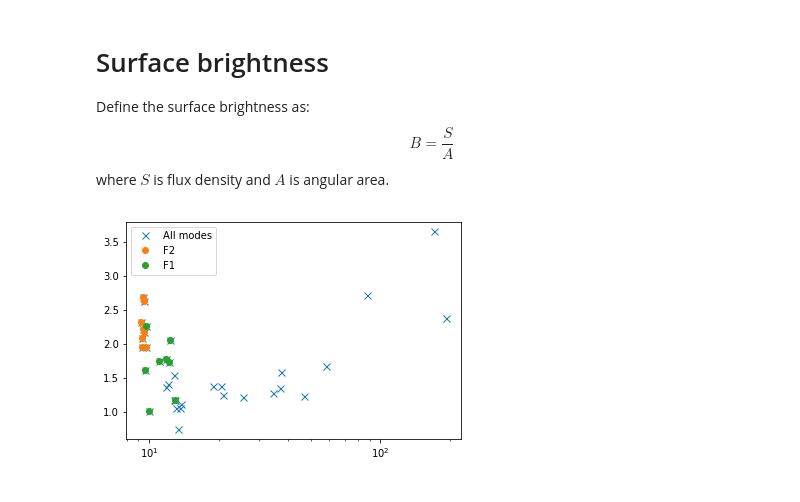
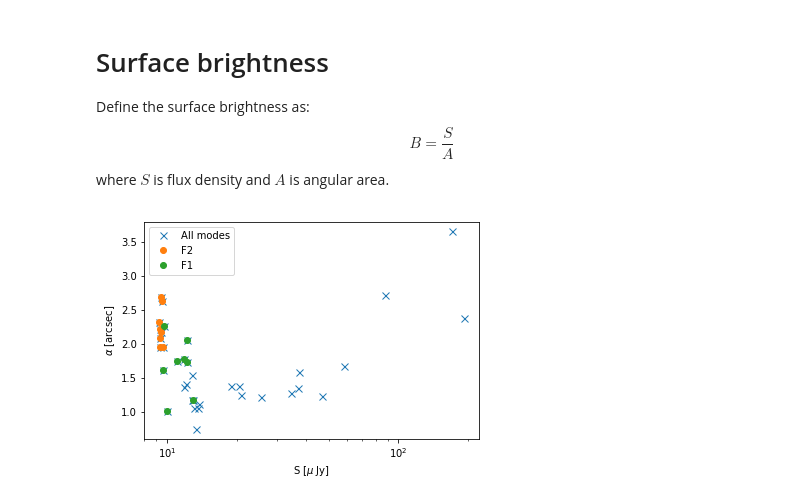
Before and after one commit to amalyali/RadioGalFit, a Jupyter notebook: GalNest/notebook/2_referee_defining_features_.ipynb, the cells around one changed output. Cells and saved outputs as stored; diff of their text form; code cells hidden in the pictures.

Commit message:
f2 mode notebook

```diff
--- a/GalNest/notebook/2_referee_defining_features_.ipynb
+++ b/GalNest/notebook/2_referee_defining_features_.ipynb
@@ -18,15 +23,23 @@ import pickle
 import pandas as pd
 import subprocess
 
-l, m, s, a, e1, e2 = 0, 1, 2, 3, 4, 5
+l, m, s, a, e1, e2 = 0, 1, 2, 3, 4, 5  # indices for accessing dataframe
 
-seed = 1
-pkl_file = '../data/f2_modes/seed%s_8000_0.8_0.1_final.pkl' % seed
+# Read in the analysed MultiNest modal output
+#    (ie. after the clustering and flux cuts)
+pkl_file = '../data/f2_modes/seed1_8000_0.8_0.1_final.pkl'
 df = pd.read_pickle(pkl_file)
+
+# Subselect the modes which will be in our final sample
 df_final = df[(df['above_cut'] > 0) & (df['max_in_cluster'] == True)]
+
+# Subselect the F1 modes
 df_f1modes = df[(df['max_in_cluster'] == False)]
+
+# Subselect the F2 modes
 df_f2modes = df[(df['above_cut'] < 1) & (df['max_in_cluster'] == True)]
 
+# Let's quickly visualise this dataframe
 df
 # %% [output]
 |  | index | local log-evidence | local log-evidence error | maximum | maximum a posterior | mean | sigma | ... |
@@ -69,13 +153,16 @@ B = \frac{S}{A}
 \end{equation}
 where $S$ is flux density and $A$ is angular area.
 # %%
+# FIRST WE PLOT SCALELENGTH AGAINST FLUX
 plt.clf()
 plt.plot(df['mean'].str[s], df['mean'].str[a], 'x', markersize=7, label='All modes')
 plt.plot(df_f2modes['mean'].str[s], df_f2modes['mean'].str[a], 'o', label='F2')
 plt.plot(df_f1modes['mean'].str[s], df_f1modes['mean'].str[a], 'o', label='F1')
 plt.legend()
+plt.xlabel('S [$\mu$ Jy]')
+plt.ylabel('$\\alpha$ [arcsec]')
 plt.xscale('log')
 plt.show()
 # %% [output]
-[figure, old version]
+[figure, new version]
 # %%
```
Also changed, not shown: parts of 10 cells of this notebook.
